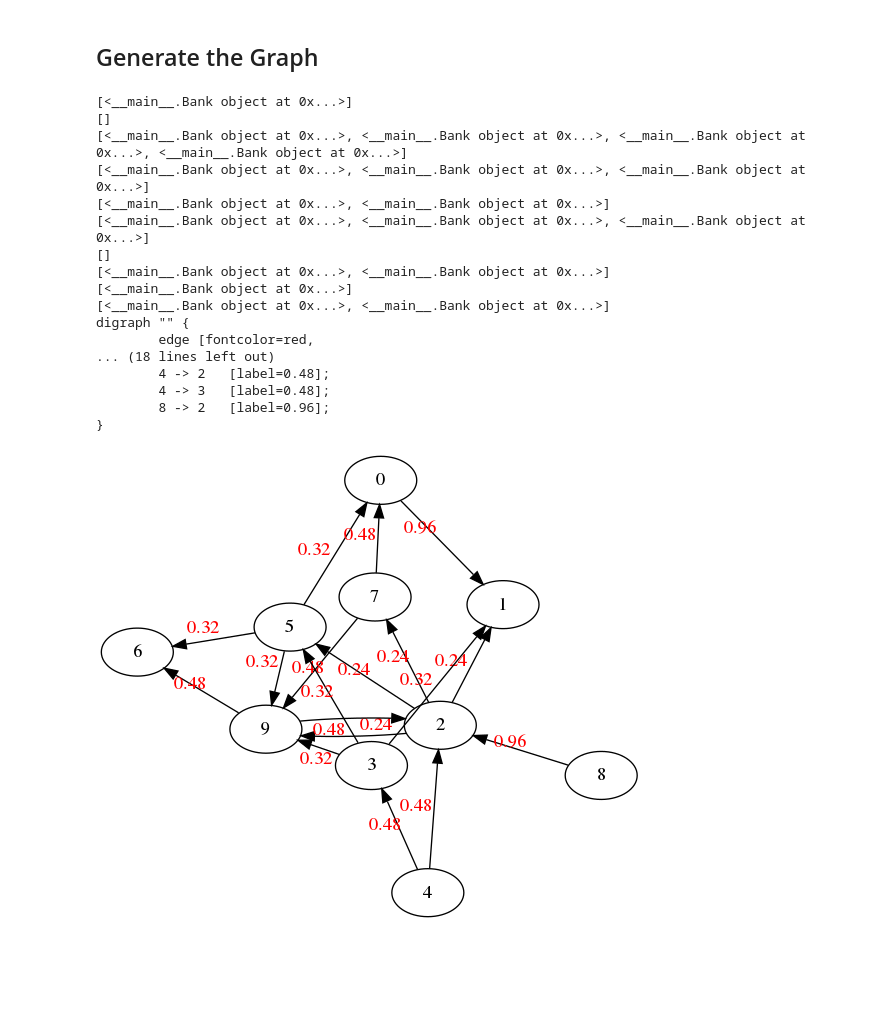
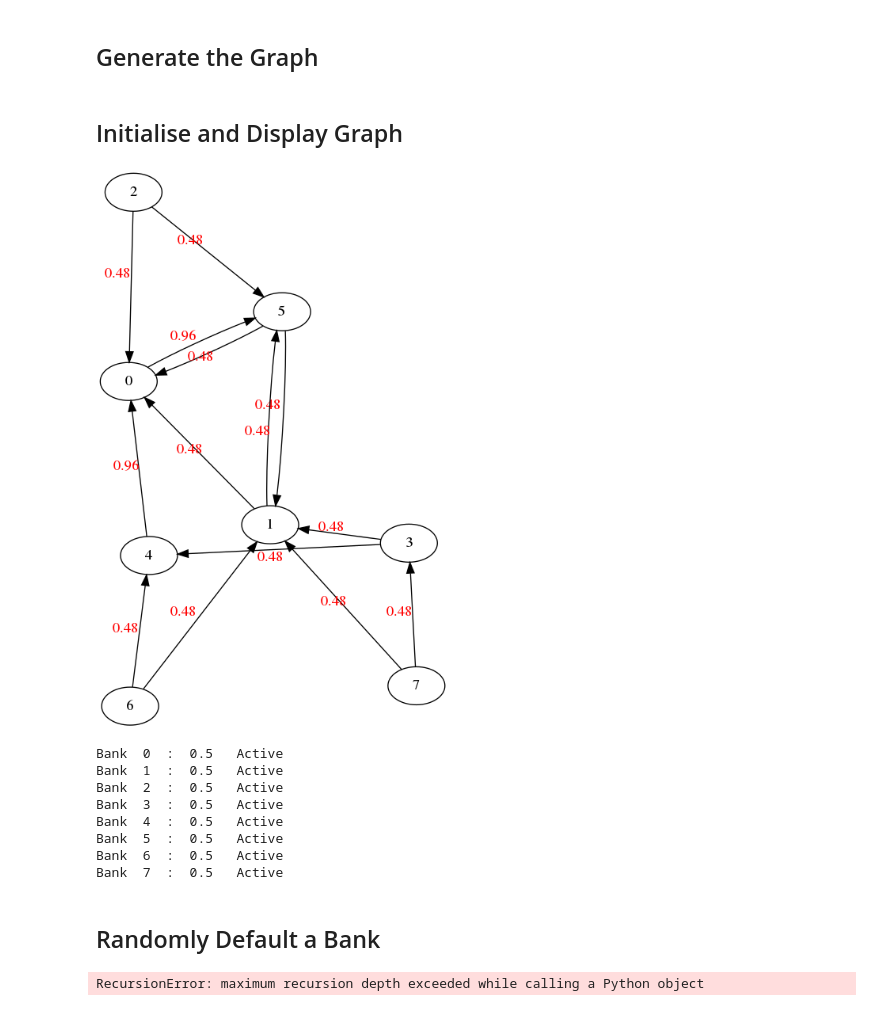
Before and after one commit to fattal28/network-simulations, a Jupyter notebook: Network Simulation (Refined).ipynb, the cells around one changed output. Drawn from its saved outputs; the diff is of its cells as text; code cells hidden in the pictures; blank space fills up the shorter version.

Commit message:
can set default bank now

```diff
--- a/Network Simulation (Refined).ipynb
+++ b/Network Simulation (Refined).ipynb
@@ -9,7 +9,7 @@ We use Furfine algorithm to calculate the contagion effects of systemic risk in
 # %% [markdown]
 ## Generate a Random Financial Network
 # %%
-EXTERNAL_ASSETS = 0.8
+EXTERNAL_ASSETS = 0.3
 # %%
 class Bank(object):
     def __init__(self, bank_id, interbank_assets=0.2, liabilities=0.96, default=False):
@@ -39,6 +39,8 @@ class Bank(object):
     #This function is called when the bank is set to default.
     def default_bank(self):
         self.default = True
+        if(self.total_assets >= 0.0):
+            self.total_assets = 0.0
         for bank in self.bank_connected:
             bank.update_total_assets(self.current_liabilities())
 
@@ -49,14 +51,13 @@ class Bank(object):
 
     #This function is called when the bank finish borrowing from other bank, and it can list out all edges (from itself to other banks) with weight.
     def compile_connection(self):
-        print(self.bank_connected)
         for bank in self.bank_connected:
             self.edges.append((self.bank_id, bank.bank_id, self.current_liabilities()))
 # %% [markdown]
 ## Generate the Graph
 # %%
 class Graph(object):
-    def __init__(self, bank_number=5, borrow_probability=0.15):
+    def __init__(self, bank_number=5, borrow_probability=0.25):
         self.bank_number = bank_number
         self.borrow_probability = borrow_probability
         self.bank_list = []
@@ -81,37 +82,50 @@ class Graph(object):
         self.generate_bank()
         import pygraphviz as pgv
         G=pgv.AGraph(strict=False,directed=True)
+        G.add_nodes_from(self.bank_list)
         G.edge_attr['penwidth']=1.0
         G.edge_attr['fontcolor']='red'
-        G.edge_attr['len']=1.5
+        G.edge_attr['len']= 0.3 * self.bank_number
         for bank in self.bank_list:
             for edge in bank.edges:
                 G.add_edge(edge[0], edge[1], label=round(edge[2],2))
-        print(G)
 
         G.layout()
         G.draw('network.png')
+
+    def print_banks_status(self):
+        for bank in self.bank_list:
+            defaultStatus = 'Default' if bank.default else 'Active'
+            print('Bank ', bank.bank_id, ' : ', bank.total_assets, ' ' , defaultStatus)
+
+    def random_default_bank(self):
+        import random
+        random_bank = random.choice(self.bank_list)
+        random_bank.default_bank()
+        print("The bank chosen to default is Bank" , random_bank.bank_id)
+# %% [markdown]
+## Initialise and Display Graph
 # %%
-graph = Graph(bank_number=10)
+graph = Graph(bank_number=8)
 graph.draw_graph()
 from IPython.display import Image
 Image('network.png')
 # %% [output]
-[<__main__.Bank object at 0x...>]
-[]
-[<__main__.Bank object at 0x...>, <__main__.Bank object at 0x...>, <__main__.Bank object at 0x...>, <__main__.Bank object at 0x...>]
-[<__main__.Bank object at 0x...>, <__main__.Bank object at 0x...>, <__main__.Bank object at 0x...>]
-[<__main__.Bank object at 0x...>, <__main__.Bank object at 0x...>]
-[<__main__.Bank object at 0x...>, <__main__.Bank object at 0x...>, <__main__.Bank object at 0x...>]
-[]
-[<__main__.Bank object at 0x...>, <__main__.Bank object at 0x...>]
-[<__main__.Bank object at 0x...>]
-[<__main__.Bank object at 0x...>, <__main__.Bank object at 0x...>]
-digraph "" {
-        edge [fontcolor=red,
-... (18 lines left out)
-        4 -> 2   [label=0.48];
-        4 -> 3   [label=0.48];
-        8 -> 2   [label=0.96];
-}
-[figure, old version]
+[figure, new version]
+# %%
+graph.print_banks_status()
+# %% [output]
+Bank  0  :  0.5   Active
+Bank  1  :  0.5   Active
+Bank  2  :  0.5   Active
+Bank  3  :  0.5   Active
+Bank  4  :  0.5   Active
+Bank  5  :  0.5   Active
+Bank  6  :  0.5   Active
+Bank  7  :  0.5   Active
+# %% [markdown]
+## Randomly Default a Bank
+# %%
+graph.random_default_bank()
+# %% [output]
+RecursionError: maximum recursion depth exceeded while calling a Python object
```
Also changed, not shown: parts of 1 cell of this notebook, 1 other file.
